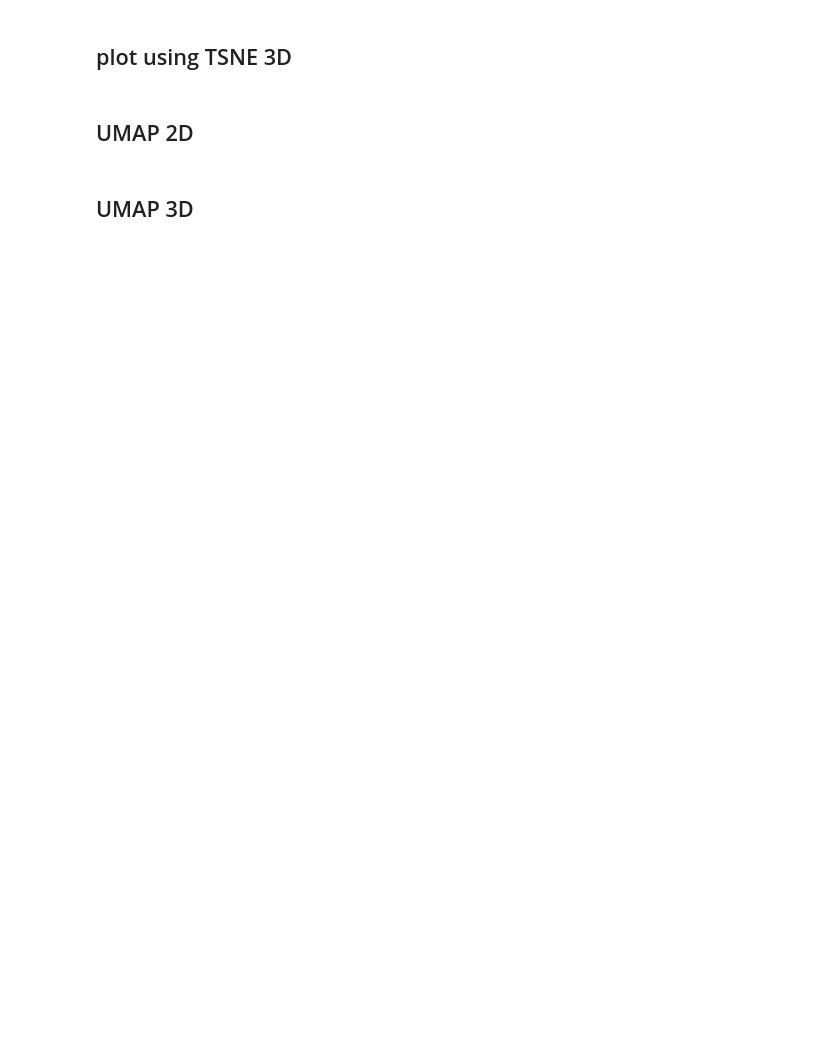
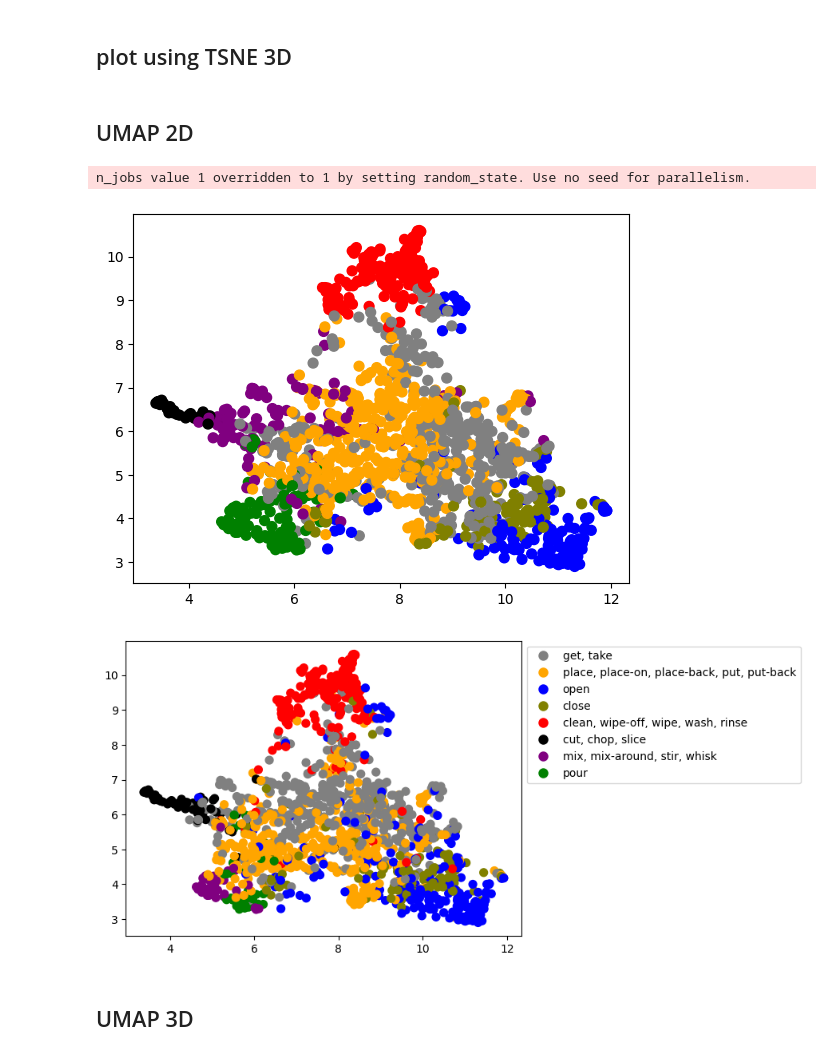
Before and after one commit to Andrew64-bit/Egocentric-Vision, a Jupyter notebook: _my_colab_runner.ipynb, the cells around one changed output. Drawn from its saved outputs; the diff is of its cells as text; code cells hidden in the pictures; blank space fills up the shorter version.

```diff
--- a/_my_colab_runner.ipynb
+++ b/_my_colab_runner.ipynb
@@ -243,33 +301,44 @@ fig.show()
 # %%
 umap_2d = UMAP(n_components=2, init='random', random_state=0)
 proj_2d = umap_2d.fit_transform(clips_feature_tensor)
 
 
 #plot k-means labels
 kmeans = KMeans(n_clusters=8, random_state=0, n_init="auto").fit(clips_feature_tensor)
 cmap = ListedColormap(['blue', 'orange', 'green', 'red', 'purple', 'gray', 'black', 'olive'])
 
 y_kmeans = kmeans.predict(clips_feature_tensor)
 
 # scatter plot of X values
 plt.figure(1)
 plt.scatter(proj_2d[:, 0], proj_2d[:, 1], c=y_kmeans,cmap=cmap, s=50)
 
 plt.show()
 
 #plot real labels
-cmap = ListedColormap(['gray', 'orange', 'black', 'red', 'green', 'olive', 'purple', 'blue'])
+colors = [
+    'gray', 'orange', 'black', 'red', 'green', 'olive', 'purple', 'blue', 'cyan',
+    'magenta', 'yellow', 'brown', 'pink', 'lime', 'navy', 'gold', 'darkgreen',
+    'teal', 'darkred', 'violet'
+]
+cmap = ListedColormap(colors)
+if True:
+    cmap = ListedColormap(['gray', 'orange', 'blue', 'olive', 'red', 'black', 'purple', 'green'])
 legend_handles = [plt.Line2D([0], [0], marker='o', color='w', markerfacecolor=cmap(i),  markersize=10, label=desc)
                 for i, desc in enumerate(LABELS)]
 plt.figure(2)
 
 # scatter plot of X values
 plt.scatter(proj_2d[:, 0], proj_2d[:, 1], c=labels, cmap=cmap, s=50)
 # Add the legend
 plt.legend(handles=legend_handles, loc='upper left', bbox_to_anchor=(1, 1))
 
 
 plt.show()
+# %% [output]
+n_jobs value 1 overridden to 1 by setting random_state. Use no seed for parallelism.
+[figure, added]
+[figure, added]
 # %% [markdown]
 ## UMAP 3D
 # %%
```
Also changed, not shown: parts of 7 cells of this notebook, 4 other files.
